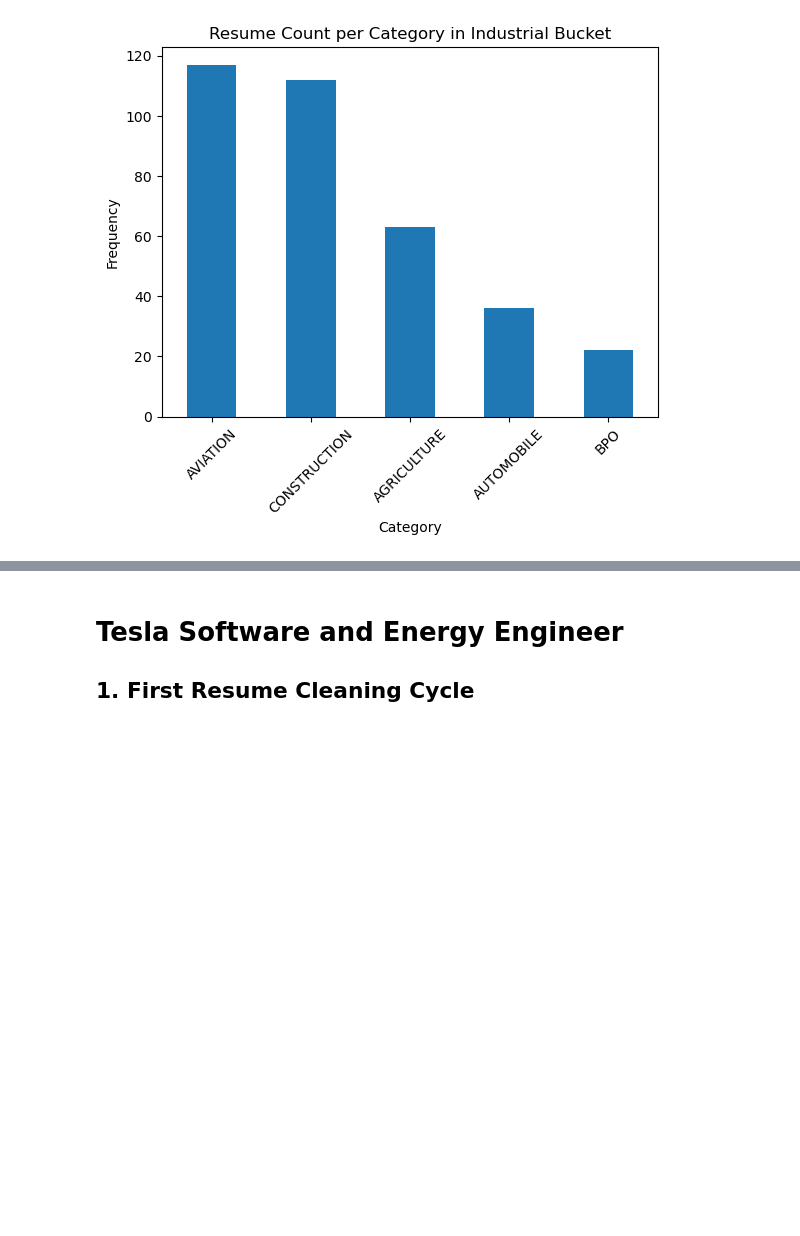
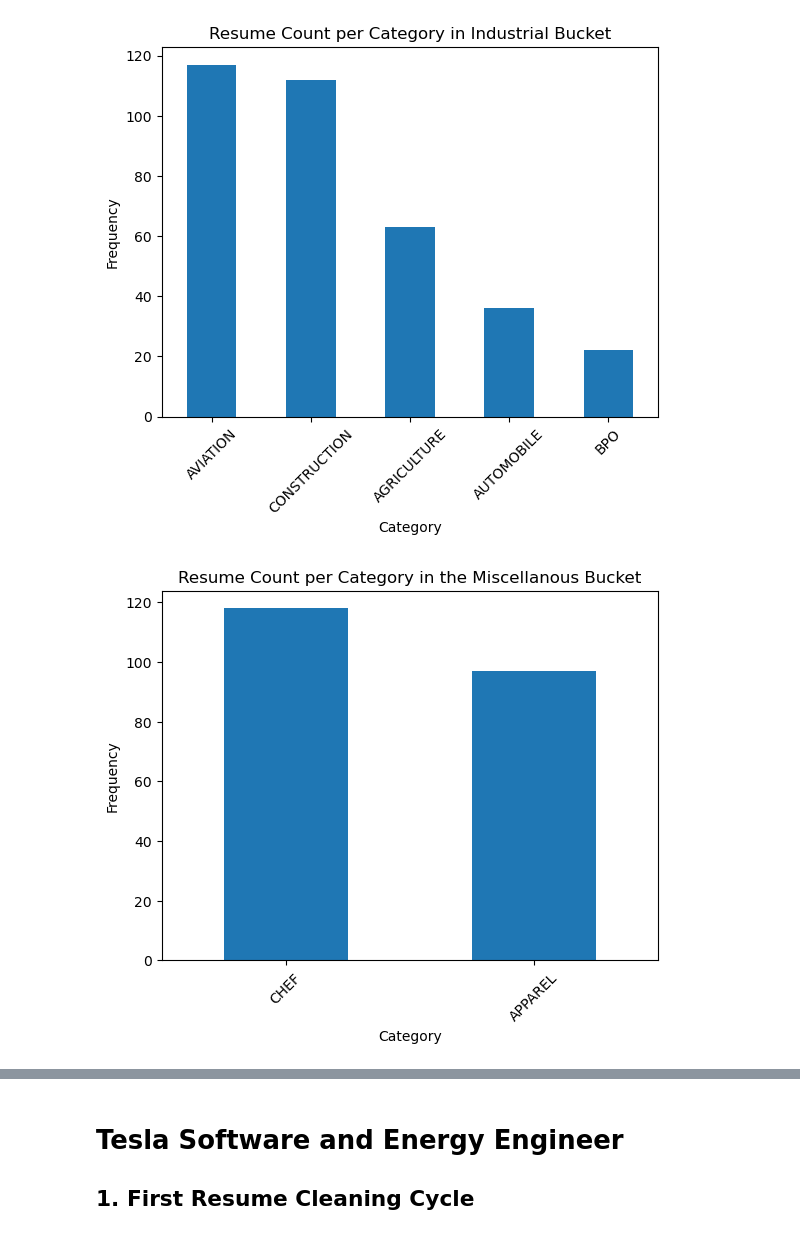
Before and after one commit to henry-AY/ResumeScreening, a Jupyter notebook: Resume_Screening.ipynb, the cells around one changed output, grey strips where cells are left out. Cells and saved outputs as stored; diff of their text form; code cells hidden in the pictures; blank space fills up the shorter version.

```diff
--- a/Resume_Screening.ipynb
+++ b/Resume_Screening.ipynb
@@ -47,11 +47,21 @@ df_orig = df_orig.drop("Resume_html", axis=1) # Drop HTML, because we do not nee
 # Separate into approx 5 meaningful buckets
 df_tech = df_orig[df_orig['Category'].isin(['INFORMATION-TECHNOLOGY', 'ENGINEERING', 'DIGITAL-MEDIA', 'HR'])]
 df_tech = df_tech.copy()
+
 df_health_well = df_orig[df_orig['Category'].isin(['HEALTHCARE', 'FITNESS'])]
+df_health_well = df_health_well.copy()
+
 df_bus_fin = df_orig[df_orig['Category'].isin(['BUSINESS-DEVELOPMENT', 'SALES', 'CONSULTANT', 'FINANCE', 'ACCOUNTANT', 'BANKING'])]
+df_bus_fin = df_bus_fin.copy()
+
 df_creative_public = df_orig[df_orig['Category'].isin(['ARTS', 'DESIGNER', 'PUBLIC-RELATIONS', 'TEACHER', 'ADVOCATE'])]
+df_creative_public = df_creative_public.copy()
+
 df_indust = df_orig[df_orig['Category'].isin(['AGRICULTURE', 'AUTOMOBILE', 'CONSTRUCTION', 'AVIATION', 'BPO'])]
+df_indust = df_indust.copy()
+
 df_misc = df_orig[df_orig['Category'].isin(['CHEF', 'APPAREL'])]
+df_misc = df_misc.copy()
 
 # Write each bucket to a CSV
 df_tech.to_csv("tech.csv")
@@ -71,6 +81,11 @@ def clean_resume(text):
     return text
 
 df_tech.loc[:, "Cleaned_str"] = df_tech["Resume_str"].apply(clean_resume)
+df_health_well.loc[:, "Cleaned_str"] = df_health_well["Resume_str"].apply(clean_resume)
+df_bus_fin.loc[:, "Cleaned_str"] = df_bus_fin["Resume_str"].apply(clean_resume)
+df_creative_public.loc[:, "Cleaned_str"] = df_creative_public["Resume_str"].apply(clean_resume)
+df_indust.loc[:, "Cleaned_str"] = df_indust["Resume_str"].apply(clean_resume)
+df_misc.loc[:, "Cleaned_str"] = df_misc["Resume_str"].apply(clean_resume)
 
 # Also, there are no NaN values, so we don't need to drop any rows.
 
@@ -144,6 +159,17 @@ plt.xticks(rotation=45)
 plt.show()
 # %% [output]
 [figure]
+# %%
+industrial_count = df_misc['Category'].value_counts()
+industrial_count.plot(kind='bar')
+plt.title("Resume Count per Category in the Miscellanous Bucket")
+plt.xlabel('Category')
+plt.ylabel('Frequency')
+plt.xticks(rotation=45)
+
+plt.show()
+# %% [output]
+[figure, added]
 # %%
 from collections import Counter
 print(df_tech.columns)
```
Also changed, not shown: parts of 9 cells of this notebook.
